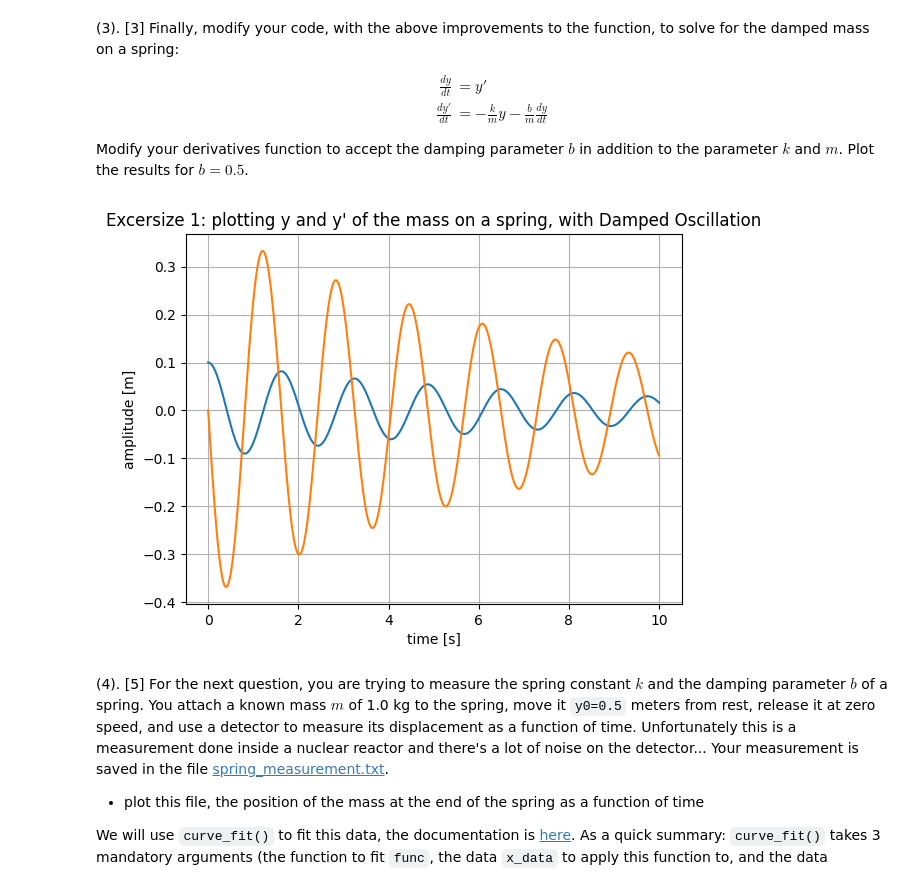
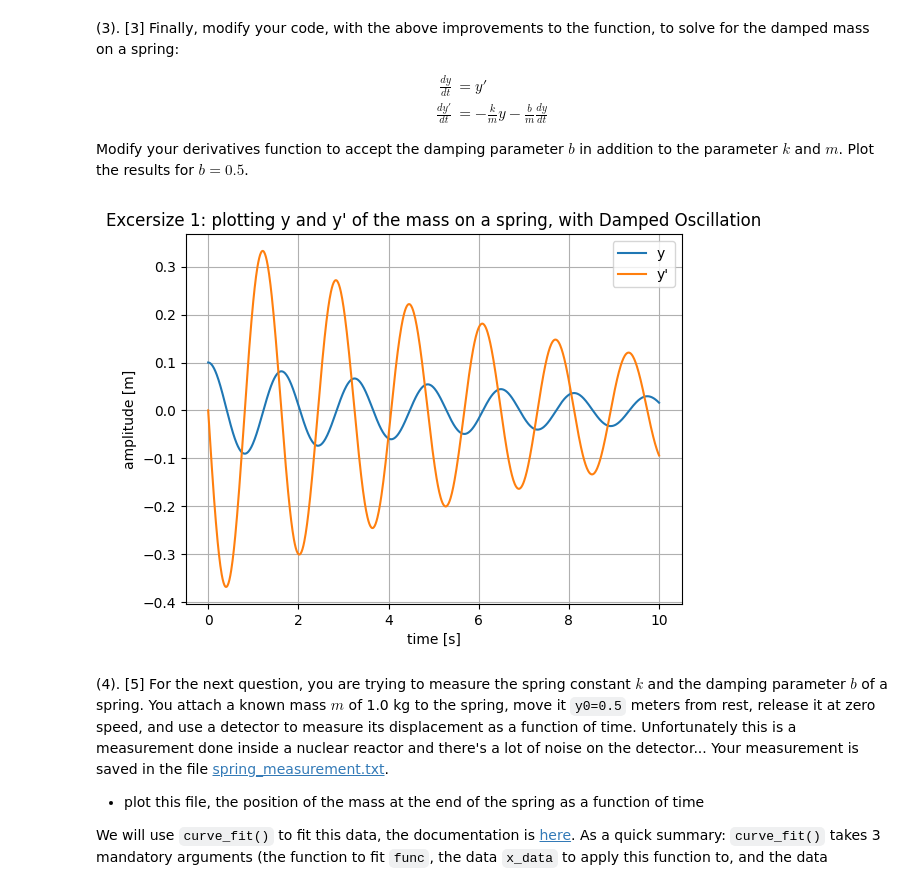
Before and after one commit to PX2145-2025/week-8-b-Medhekar-Anushka, a Jupyter notebook: ODEs.ipynb, the cells around one changed output. Cells and saved outputs as stored; diff of their text form; code cells hidden in the pictures.

```diff
--- a/ODEs.ipynb
+++ b/ODEs.ipynb
@@ -261,32 +263,33 @@ Modify your derivatives function to accept the damping parameter $b$ in addition
 # %%
 def f(y, t, m, k, b): # return derivatives of the array y
 
     return [ y[1], # the first equation dy[0]/dt
             -(k/m)*y[0] - (b/m)*y[1] ] # the second equation dy[1]/dt
 
 t = np.linspace(0.0, tmax, npts)
 k = 30.0
 m = 2.0
 b = 0.5
 yinit = [0.1, 0] # initial value, y
   # initial value, y'
 y = odeint(f, yinit, t, (m, k, b)) #integrating
 
 npts = 1000
 tmax = 10
 
 
 
 #HOW DO YOU SEPPARARTE OUT THE TWO LINES TO LABEL THEM???
-plt.plot(t, y)
+plt.plot(t, y[:,0], label = 'y')
+plt.plot(t, y[:,1], label = "y'")
 plt.xlabel("time [s]")
 plt.ylabel("amplitude [m]")
 plt.title("Excersize 1: plotting y and y' of the mass on a spring, with Damped Oscillation")
 plt.grid(True)
-#plt.legend()
+plt.legend()
 plt.show()
 # %% [output]
-[figure, old version]
+[figure, new version]
 # %% [markdown]
 (4). [5] For the next question, you are trying to measure the spring constant $k$ and the damping parameter $b$ of a spring. You attach a known mass $m$ of 1.0 kg to the spring, move it `y0=0.5` meters from rest, release it at zero speed, and use a detector to measure its displacement as a function of time. Unfortunately this is a measurement done inside a nuclear reactor and there's a lot of noise on the detector... Your measurement is saved in the file [spring_measurement.txt](https://raw.githubusercontent.com/PX2134/data/master/week8/spring_measurement.txt).
 
```
Also changed, not shown: parts of 3 cells of this notebook.
